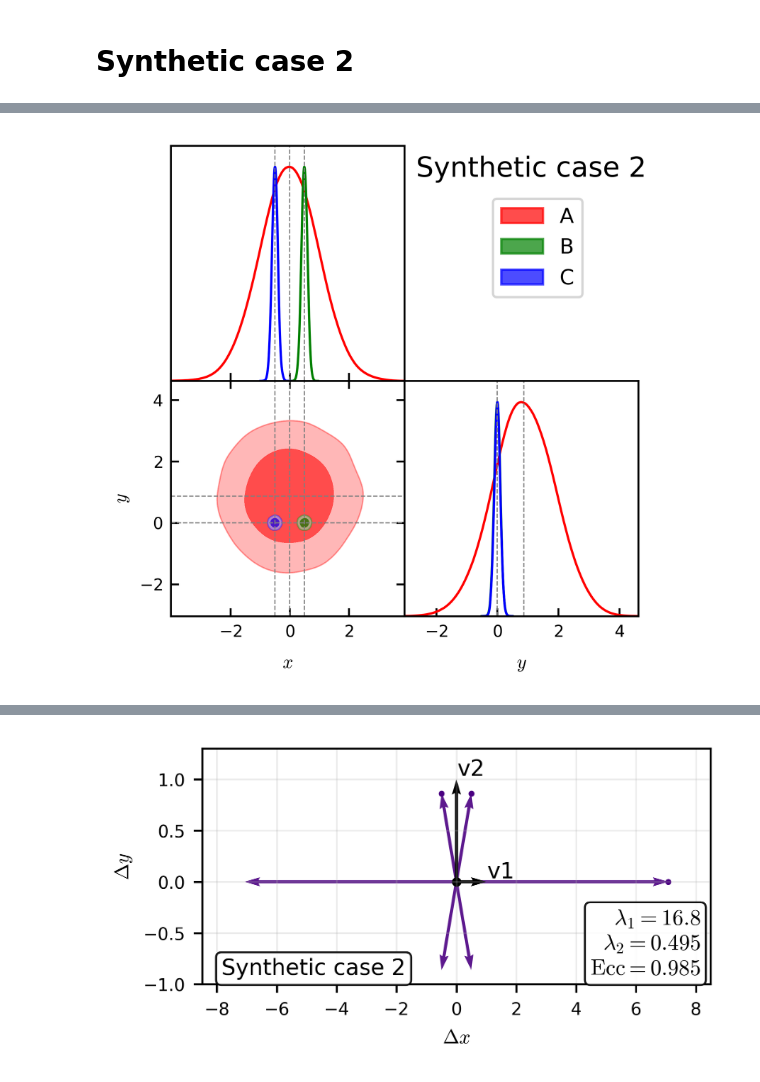
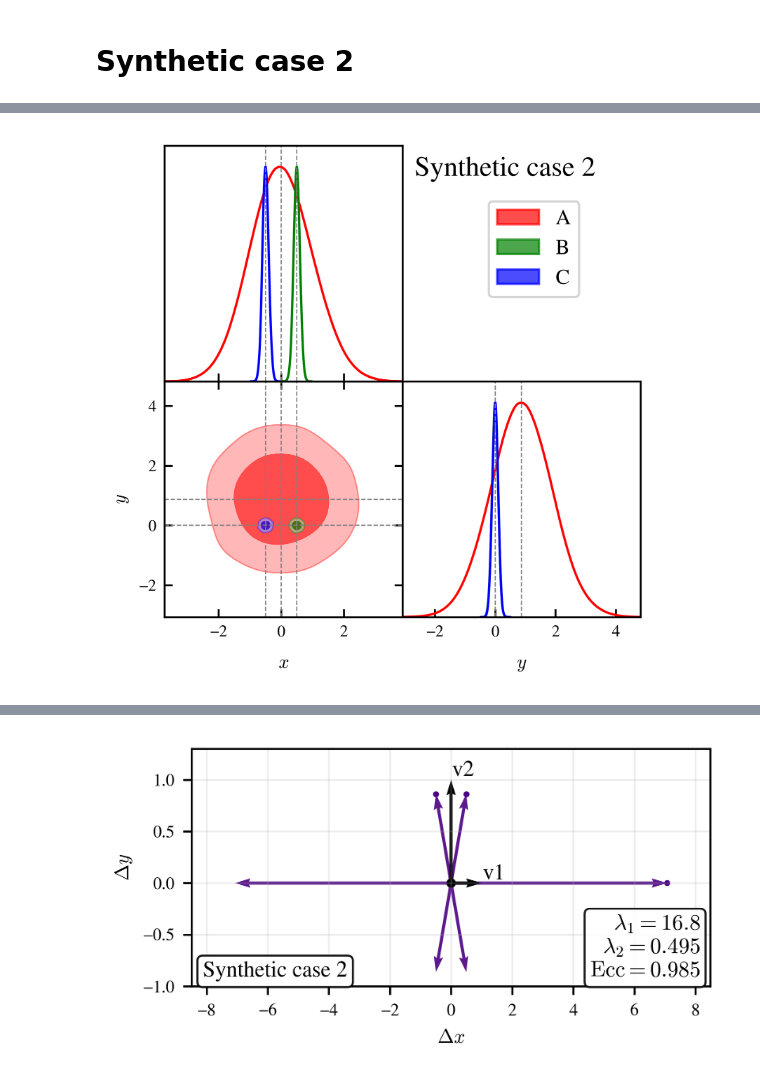
Before and after one commit to matiasleize/multimeter, a Jupyter notebook: notebooks/PRL/paper_plots/fig1.ipynb, the cells around one changed output, grey strips where cells are left out. Cells and saved outputs as stored; diff of their text form; code cells hidden in the pictures.

```diff
--- a/notebooks/PRL/paper_plots/fig1.ipynb
+++ b/notebooks/PRL/paper_plots/fig1.ipynb
@@ -510,7 +479,7 @@ rc = {
     "pdf.fonttype": 42,  # para fuentes embebibles
     "ps.fonttype": 42,
     "font.family": "serif",
-    "font.serif": ["TeX Gyre Termes"],
+    "font.serif": ["Nimbus Roman", "Times New Roman", "DejaVu Serif"],
 }
 
 names  = ['x', 'y']
@@ -576,11 +545,9 @@ with mpl.rc_context(rc):
     g.add_text('Synthetic case 2', 0.05, 1.9)
 
     # Export vector
-    if png:
-        g.export(f'dist_synth_{name_plot}.png')
-    else:
-        g.export(f'dist_synth_{name_plot}.pdf')
-        g.export(f'dist_synth_{name_plot}.svg')
+    g.export(f'figures/dist_synth_{name_plot}.png')
+    g.export(f'figures/dist_synth_{name_plot}.pdf')
+    g.export(f'figures/dist_synth_{name_plot}.svg')
 
 # --- Figura geométrica PRL (una columna) ---
 with mpl.rc_context(rc):
@@ -646,7 +613,7 @@ with mpl.rc_context(rc):
 
 
     ax.text(
-        0.4, 0.02, 'Synthetic case 2',
+        0.3, 0.02, 'Synthetic case 2',
         transform=ax.transAxes, ha='right', va='bottom',
         fontsize=SIZE_LEG,
         bbox=dict(boxstyle='round,pad=0.25', facecolor='white',
@@ -690,13 +657,16 @@ with mpl.rc_context(rc):
     #ax.set_title(title, fontsize=SIZE_LABEL)
 
     fig.tight_layout(pad=0.02)
-    if png:
-        fig.savefig(os.path.join(path_global, f'geom_{name_plot}_beta.png'),
-                    dpi=300, bbox_inches='tight')
-    else:
-        fig.savefig(f'geom_{name_plot}.pdf',
-                    bbox_inches='tight')
-        fig.savefig(f'geom_{name_plot}.svg',
-                    bbox_inches='tight')
+
+    os.chdir(os.path.join(path_global,'multimeter','notebooks','PRL','paper_plots'))
+    fig.savefig(f'figures/geom_{name_plot}_beta.png',
+                dpi=300, bbox_inches='tight')
+    fig.savefig(f'figures/geom_{name_plot}.pdf',
+                bbox_inches='tight')
+    fig.savefig(f'figures/geom_{name_plot}.svg',
+                bbox_inches='tight')
     plt.show()
+
+
+    plt.show()
 # %% [output]
@@ -720 +679 @@ WARNING:matplotlib.font_manager:findfont: Generic family 'serif' not found becau
-[figure, old version]
+[figure, new version]
@@ -738 +680 @@ WARNING:matplotlib.font_manager:findfont: Generic family 'serif' not found becau
-[figure, old version]
+[figure, new version]
```
Also changed, not shown: parts of 2 cells of this notebook, 6 other files.
